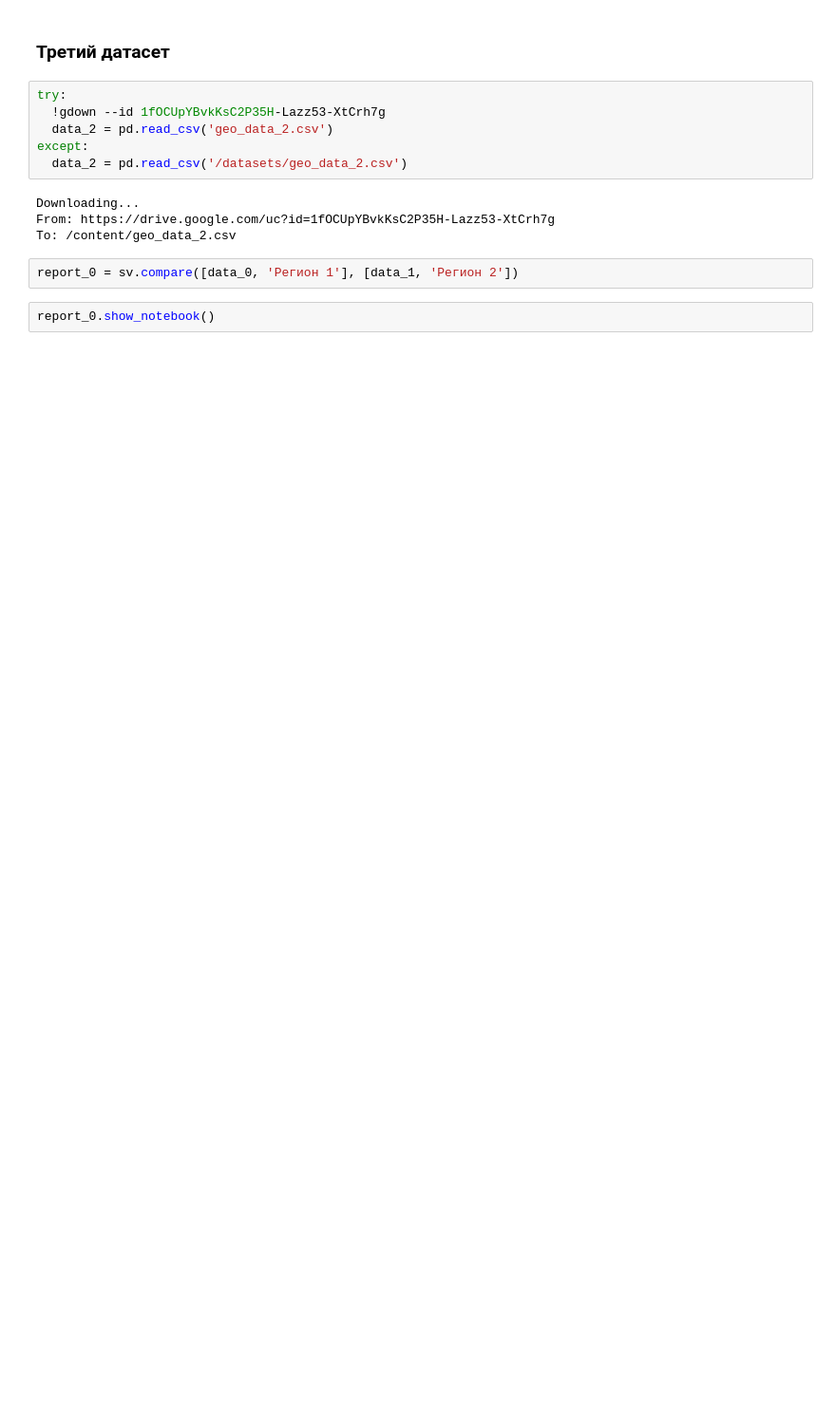
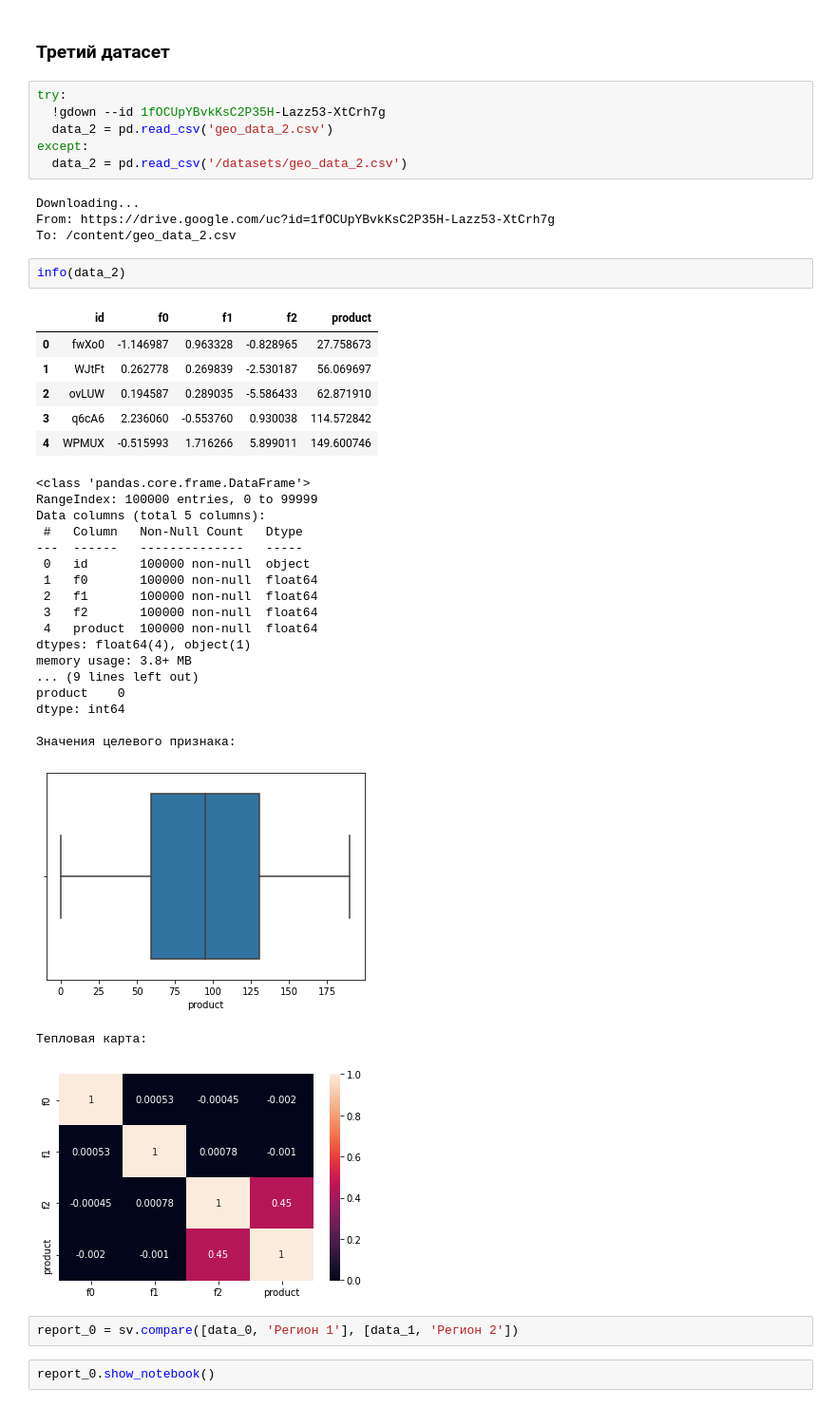
Before and after one commit to shift-13/geological_data, a Jupyter notebook: Geo.ipynb, the cells around one changed output. Shown at 95% size. Saved outputs shown, nothing was run; the diff lists cells and outputs as text; blank space fills up the shorter version.

```diff
--- a/Geo.ipynb
+++ b/Geo.ipynb
@@ -76,6 +151,35 @@ except:
 Downloading...
 From: https://drive.google.com/uc?id=1fOCUpYBvkKsC2P35H-Lazz53-XtCrh7g
 To: /content/geo_data_2.csv
+# %%
+info(data_2)
+# %% [output]
+|  | id | f0 | f1 | f2 | product |
+| 0 | fwXo0 | -1.146987 | 0.963328 | -0.828965 | 27.758673 |
+| 1 | WJtFt | 0.262778 | 0.269839 | -2.530187 | 56.069697 |
+| 2 | ovLUW | 0.194587 | 0.289035 | -5.586433 | 62.871910 |
+| 3 | q6cA6 | 2.236060 | -0.553760 | 0.930038 | 114.572842 |
+| 4 | WPMUX | -0.515993 | 1.716266 | 5.899011 | 149.600746 |
+<class 'pandas.core.frame.DataFrame'>
+RangeIndex: 100000 entries, 0 to 99999
+Data columns (total 5 columns):
+ #   Column   Non-Null Count   Dtype
+---  ------   --------------   -----
+ 0   id       100000 non-null  object
+ 1   f0       100000 non-null  float64
+ 2   f1       100000 non-null  float64
+ 3   f2       100000 non-null  float64
+ 4   product  100000 non-null  float64
+dtypes: float64(4), object(1)
+memory usage: 3.8+ MB
+... (9 lines left out)
+product    0
+dtype: int64
+
+Значения целевого признака:
+[figure, added]
+Тепловая карта:
+[figure, added]
 # %%
 report_0 = sv.compare([data_0, 'Регион 1'], [data_1, 'Регион 2'])
 # %%
```
Also changed, not shown: parts of 4 cells of this notebook.
